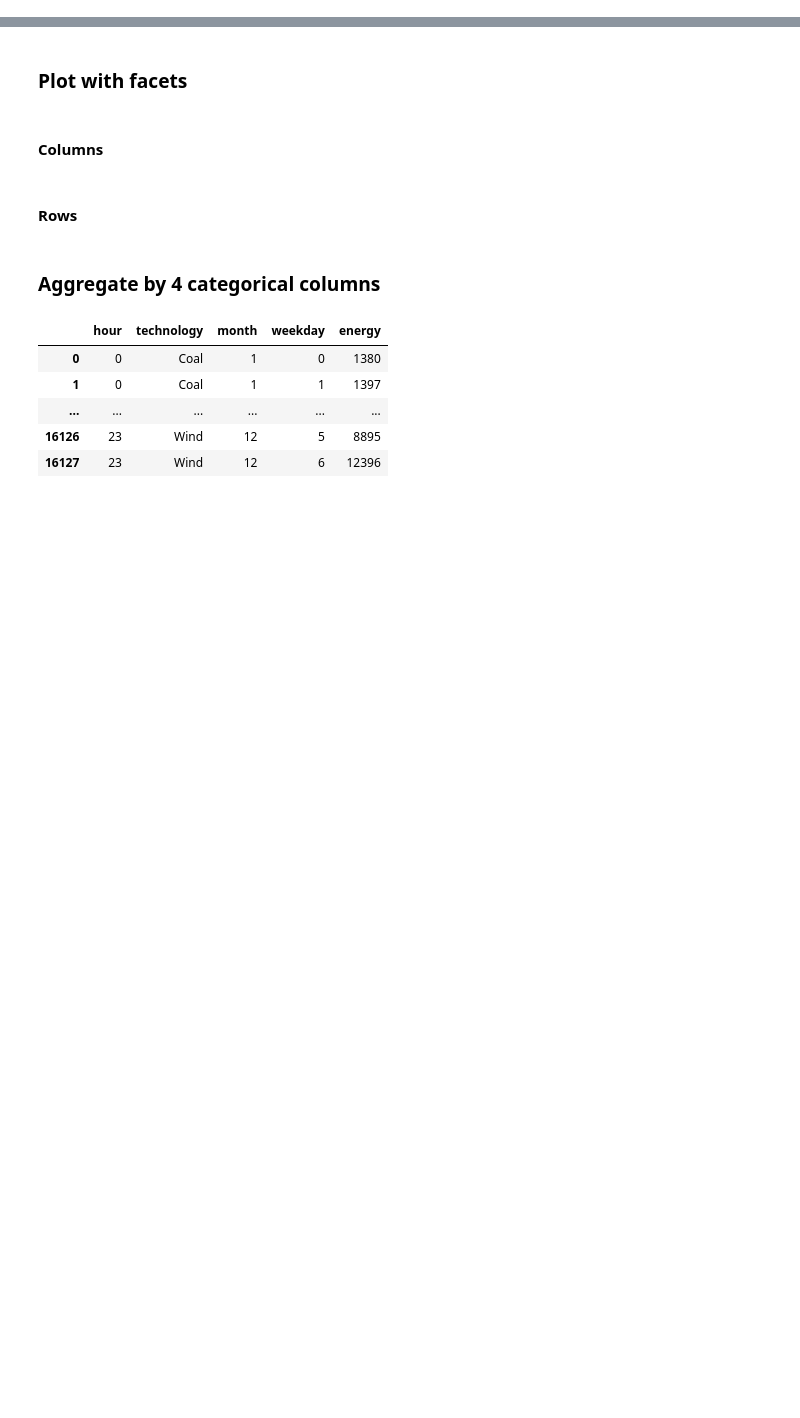
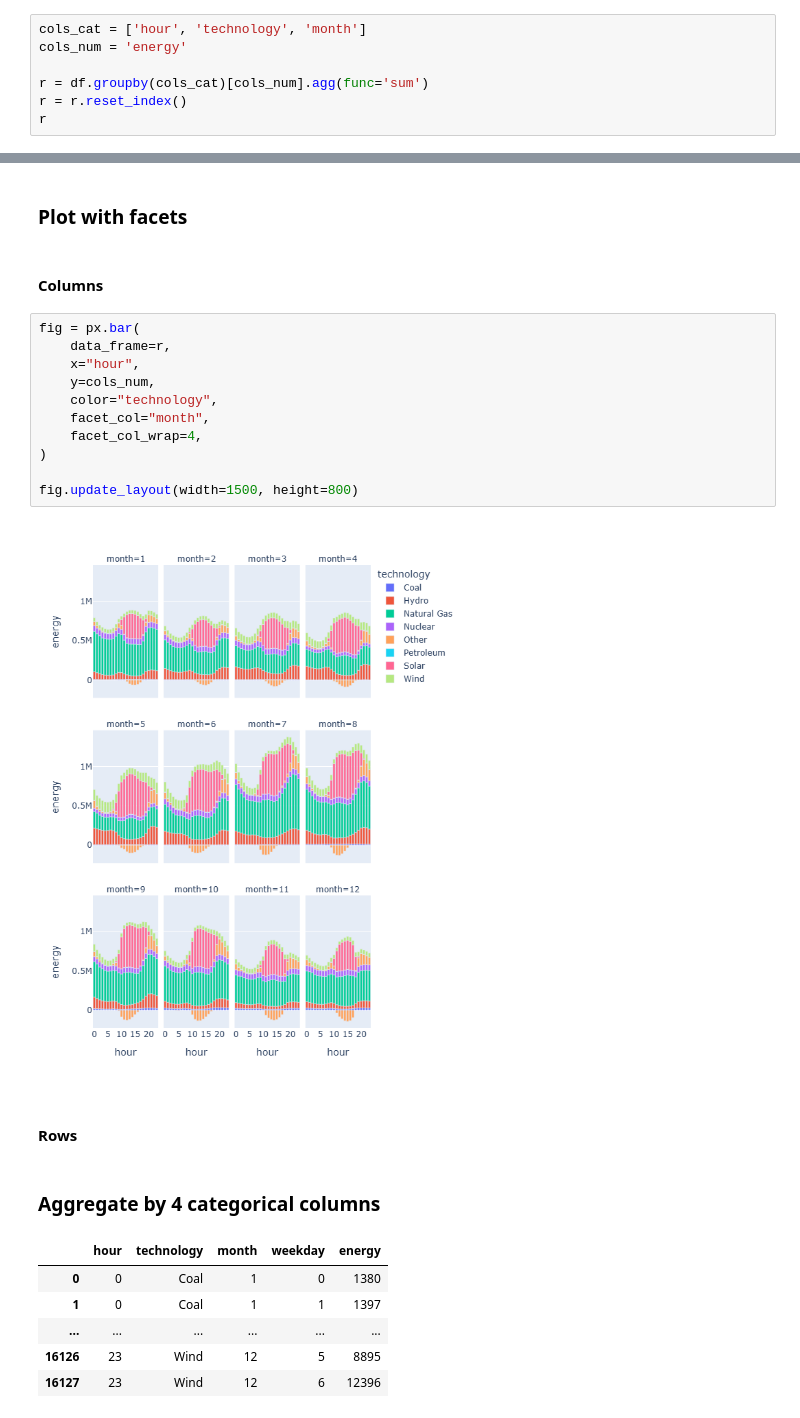
Before and after one commit to mmartin18/practical-python-for-time-series-analysis-5452014, a Jupyter notebook: notebooks/CH02_Groupby/Start.ipynb, the cells around one changed output, grey strips where cells are left out. Drawn from its saved outputs; the diff is of its cells as text; blank space fills up the shorter version.

```diff
--- a/notebooks/CH02_Groupby/Start.ipynb
+++ b/notebooks/CH02_Groupby/Start.ipynb
@@ -80,0 +130,7 @@ Name: energy, Length: 192, dtype: int64
+# %%
+cols_cat = ['hour', 'technology', 'month']
+cols_num = 'energy'
+
+r = df.groupby(cols_cat)[cols_num].agg(func='sum')
+r = r.reset_index()
+r
@@ -82,6 +152,19 @@ Name: energy, Length: 192, dtype: int64
 ### Plot with facets
 # %% [markdown]
 #### Columns
+# %%
+fig = px.bar(
+    data_frame=r,
+    x="hour",
+    y=cols_num,
+    color="technology",
+    facet_col="month",
+    facet_col_wrap=4,
+)
+
+fig.update_layout(width=1500, height=800)
+# %% [output]
+[figure, added]
 # %% [markdown]
 #### Rows
 # %% [markdown]
```
Also changed, not shown: parts of 12 cells of this notebook, 1 other file.
